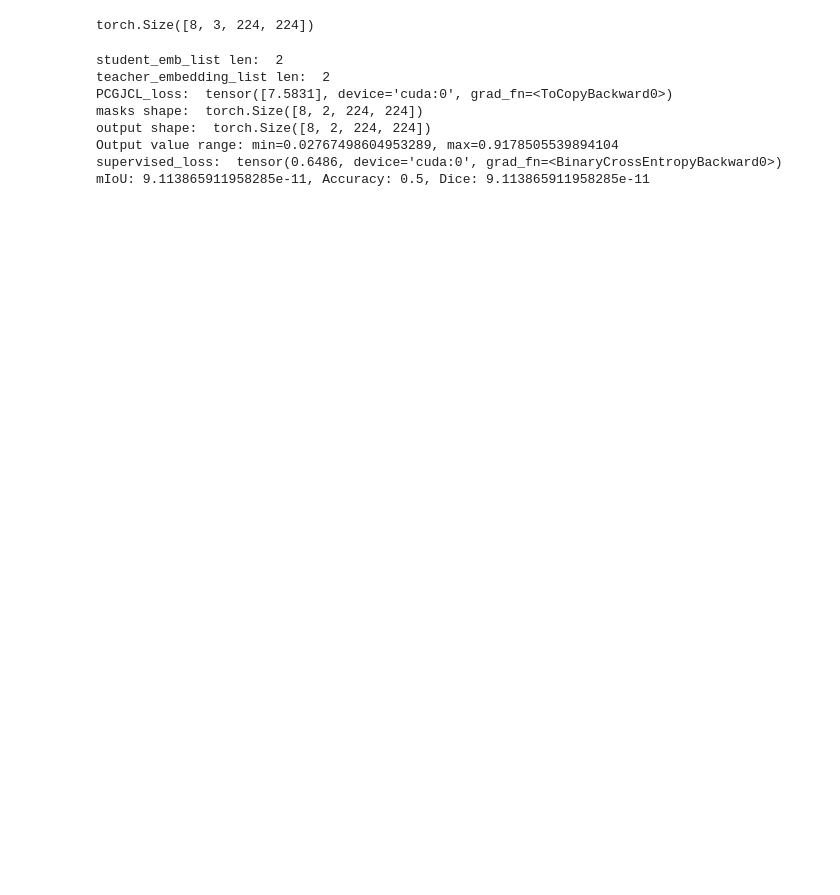
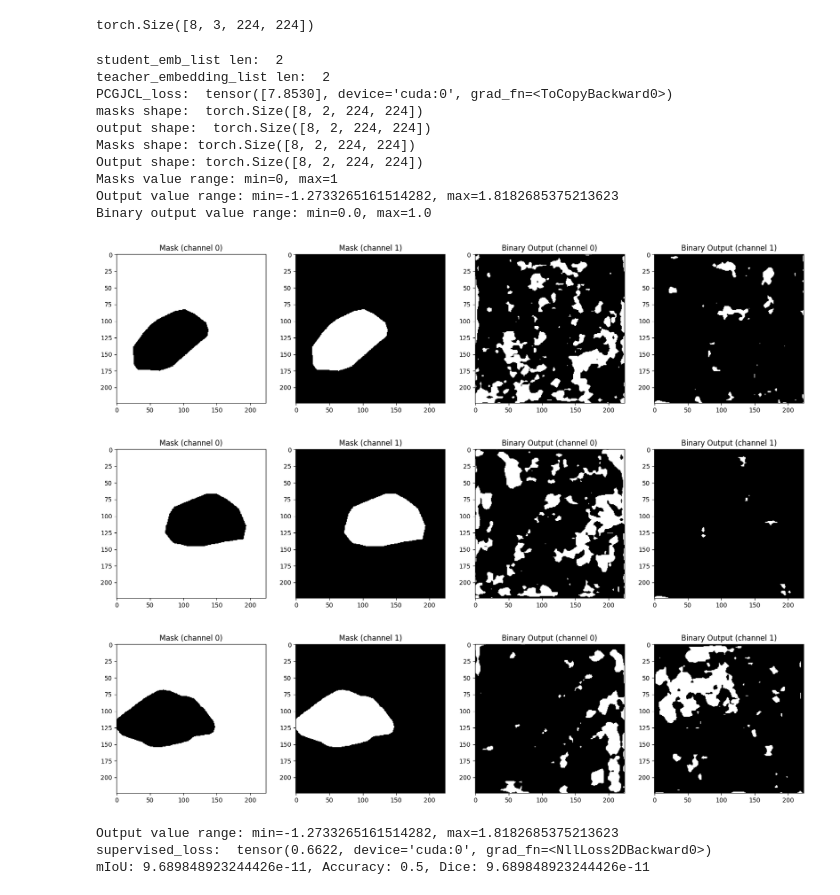
Before and after one commit to Yang-Jiaxiang/PatchCL-MedSeg-Louis, a Jupyter notebook: src/index_ PASCAL_findContours.ipynb, the cells around one changed output. Saved outputs shown, nothing was run; the diff lists cells and outputs as text; code cells hidden in the pictures; blank space fills up the shorter version.

```diff
--- a/src/index_ PASCAL_findContours.ipynb
+++ b/src/index_ PASCAL_findContours.ipynb
@@ -52,8 +52,8 @@ from utils.torch_poly_lr_decay import PolynomialLRDecay
 from utils.loss_file import save_loss
 from utils.performance import calculate_metrics
 # %%
-cross_entropy_loss = CustomCELoss()
-# cross_entropy_loss=CE_loss(num_classes, image_size=img_size)
+# cross_entropy_loss = CustomCELoss()
+cross_entropy_loss=CE_loss(num_classes, image_size=img_size)
 # %%
 transform = Transform(img_size, num_classes)
 embd_queues = Embedding_Queues(num_classes)
@@ -179,7 +176,7 @@ p_masks = masks
 print(imgs.shape)
 
 #get classwise patch list
-patch_list = _get_patches(imgs, p_masks,classes=num_classes,background=True,img_size=img_size,patch_size=contrastive_batch_size)
+patch_list = _get_patches(imgs, p_masks,classes=num_classes,background=False,img_size=img_size,patch_size=contrastive_batch_size)
 
 #stochastic approximation filtering and threshold update
 #qualified_patch_list = stochastic_approx.update(patch_list)
@@ -200,6 +197,43 @@ for i in range(len(augmented_patch_list)):
         qualified_tensor_patch_list.append(None)
 # %% [output]
 torch.Size([8, 3, 224, 224])
+# %%
+def print_and_visualize_masks_outputs(masks, output, threshold=0.5):
+    """
+    打印和可視化 mask 和 output 的信息。
+
+    參數:
+    masks: 實際的掩碼，形狀為 (batch_size, num_classes, height, width)
+    output: 模型的輸出，形狀為 (batch_size, num_classes, height, width)
+    threshold: 二值化的閾值
+    """
+    # 打印形狀和數值範圍
+    print(f"Masks shape: {masks.shape}")
+    print(f"Output shape: {output.shape}")
+    print(f"Masks value range: min={masks.min().item()}, max={masks.max().item()}")
+    print(f"Output value range: min={output.min().item()}, max={output.max().item()}")
+
+    # 將輸出進行二值化
+    binary_output = (output > threshold).float()
+    print(f"Binary output value range: min={binary_output.min().item()}, max={binary_output.max().item()}")
+
+    # 可視化部分樣本
+    for i in range(min(3, output.size(0))):
+        fig, axes = plt.subplots(1, 4, figsize=(20, 5))
+
+        axes[0].imshow(masks[i, 0].cpu().numpy(), cmap='gray')
+        axes[0].set_title('Mask (channel 0)')
+
+        axes[1].imshow(masks[i, 1].cpu().numpy(), cmap='gray')
+        axes[1].set_title('Mask (channel 1)')
+
+        axes[2].imshow(binary_output[i, 0].cpu().numpy(), cmap='gray')
+        axes[2].set_title('Binary Output (channel 0)')
+
+        axes[3].imshow(binary_output[i, 1].cpu().numpy(), cmap='gray')
+        axes[3].set_title('Binary Output (channel 1)')
+
+        plt.show()
 # %%
 #get embeddings of qualified patches through student model
 model=model.train()
@@ -219,37 +253,46 @@ embd_queues.enqueue(teacher_embedding_list)
 
 #calculate PCGJCL loss
 PCGJCL_loss = PCGJCL(student_emb_list, embd_queues, embedding_size, 0.2 , 4, psi=4096)
 PCGJCL_loss = PCGJCL_loss.to(dev)
 print('PCGJCL_loss: ', PCGJCL_loss)
 
 model.module.contrast=False
 #calculate supervied loss
 imgs, masks =imgs.to(dev), masks.to(dev)
 out = model(imgs)
 print('masks shape: ', masks.shape)
 print('output shape: ', out.shape)
+print_and_visualize_masks_outputs(masks, out)
 
 min_val, max_val = torch.min(out).item(), torch.max(out).item()
 print(f"Output value range: min={min_val}, max={max_val}")
 
 supervised_loss = cross_entropy_loss(out,masks)
 supervised_loss = supervised_loss.to(dev)
 print('supervised_loss: ', supervised_loss)
 
 miou, accuracy, dice = calculate_metrics(out, masks, num_classes)
 print(f"mIoU: {miou}, Accuracy: {accuracy}, Dice: {dice}")
 
 #total loss
 loss = supervised_loss + ContrastieWeights*PCGJCL_loss
 # %% [output]
 student_emb_list len:  2
 teacher_embedding_list len:  2
-PCGJCL_loss:  tensor([7.5831], device='cuda:0', grad_fn=<ToCopyBackward0>)
+PCGJCL_loss:  tensor([7.8530], device='cuda:0', grad_fn=<ToCopyBackward0>)
 masks shape:  torch.Size([8, 2, 224, 224])
 output shape:  torch.Size([8, 2, 224, 224])
-Output value range: min=0.02767498604953289, max=0.9178505539894104
-supervised_loss:  tensor(0.6486, device='cuda:0', grad_fn=<BinaryCrossEntropyBackward0>)
-mIoU: 9.113865911958285e-11, Accuracy: 0.5, Dice: 9.113865911958285e-11
+Masks shape: torch.Size([8, 2, 224, 224])
+Output shape: torch.Size([8, 2, 224, 224])
+Masks value range: min=0, max=1
+Output value range: min=-1.2733265161514282, max=1.8182685375213623
+Binary output value range: min=0.0, max=1.0
+[figure, added]
+[figure, added]
+[figure, added]
+Output value range: min=-1.2733265161514282, max=1.8182685375213623
+supervised_loss:  tensor(0.6622, device='cuda:0', grad_fn=<NllLoss2DBackward0>)
+mIoU: 9.689848923244426e-11, Accuracy: 0.5, Dice: 9.689848923244426e-11
 # %%
 def reset_bn_stats(model, train_loader):
     model.train()
```
Also changed, not shown: parts of 5 cells of this notebook, 5 other files.
